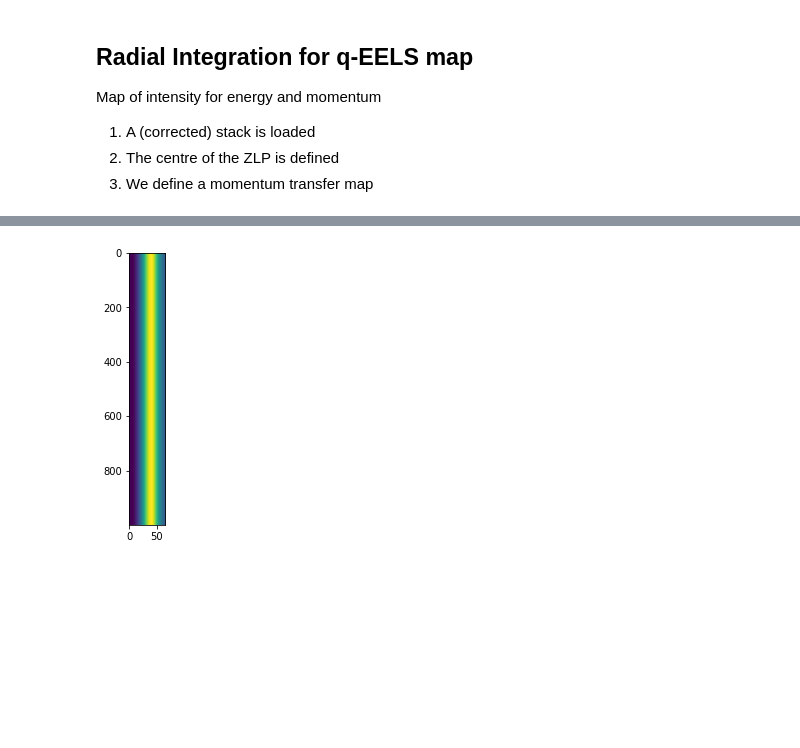
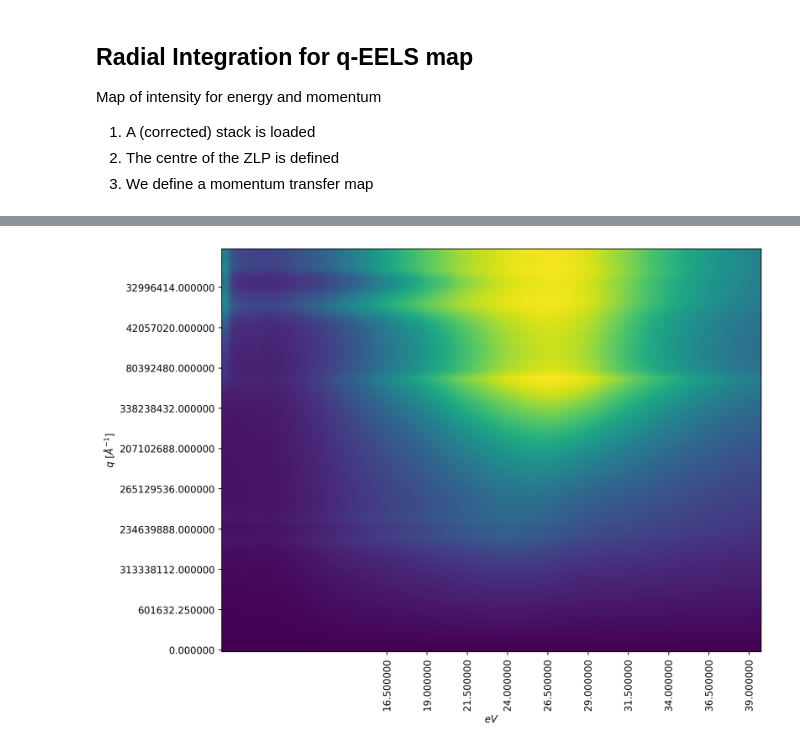
Before and after one commit to SangersJeroen/Bachelor-Thesis-Code, a Jupyter notebook: centre_finding.ipynb, the cells around one changed output, grey strips where cells are left out. Saved outputs shown, nothing was run; the diff lists cells and outputs as text; code cells hidden in the pictures; blank space fills up the shorter version.

```diff
--- a/centre_finding.ipynb
+++ b/centre_finding.ipynb
@@ -329,8 +327,18 @@ def sigmoid(x):
     return 1/(1+np.exp(-(x-a)/b))
 # %%
 processed_qeels = sigmoid(qeels_map[:,4:])
-# %%
-plt.imshow(processed_qeels, aspect=0.5)
-plt.gcf().set_size_inches(10,5)
-# %% [output]
-[figure, removed]
+# %%
+
+fig, ax = plt.subplots(1,1)
+plt.gcf().set_size_inches(10,8)
+ax.imshow(processed_qeels, origin='lower', aspect=0.05)
+ax.set_xlabel(r'$eV$')
+ax.set_ylabel(r'$q$ [$\AA^{-1}$]')
+ax.set_xticks( [i for i in range(0,71-4,5)][4:] )
+ax.set_xticklabels( ["{0:1f}".format(energies[i]+4) for i in range(0,71-4,5)][4:], rotation=90)
+ax.set_yticks( [i for i in range(4,len(momentum_ax),100)] )
+ax.set_yticklabels( ["{0:1f}".format(momentum_ax[i]) for i in range(0,len(momentum_ax),100)] )
+
+plt.savefig("qeels_uh_processed.png")
+# %% [output]
+[figure, added]
```
Also changed, not shown: parts of 7 cells of this notebook, 2 other files.
